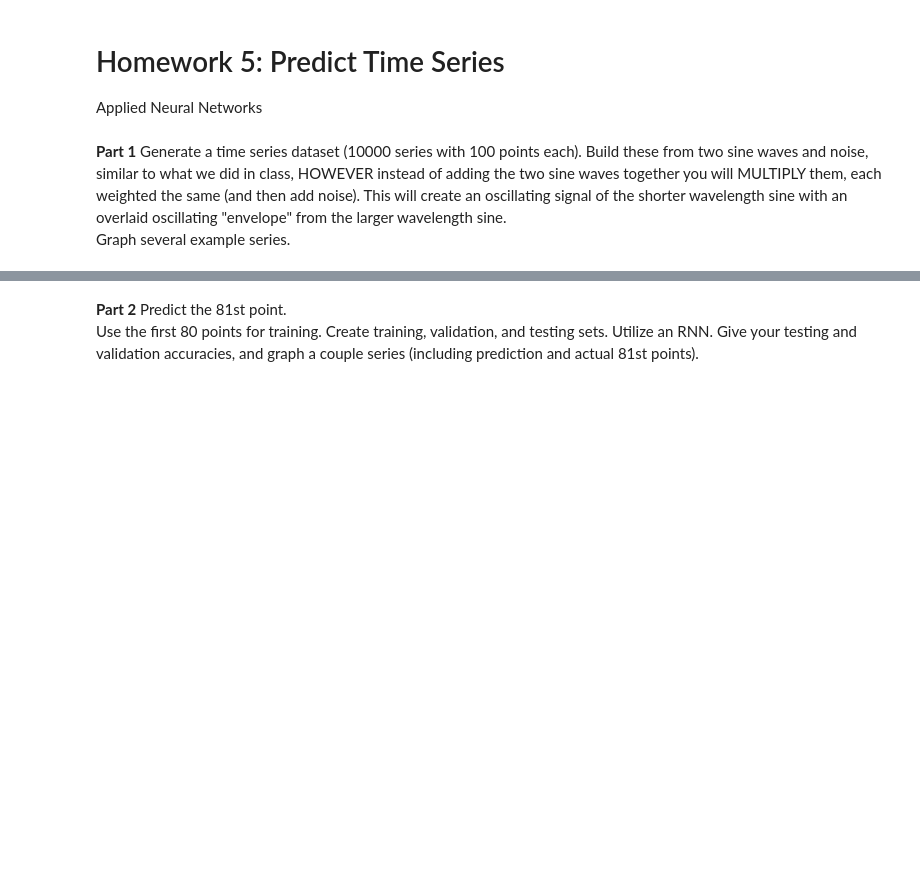
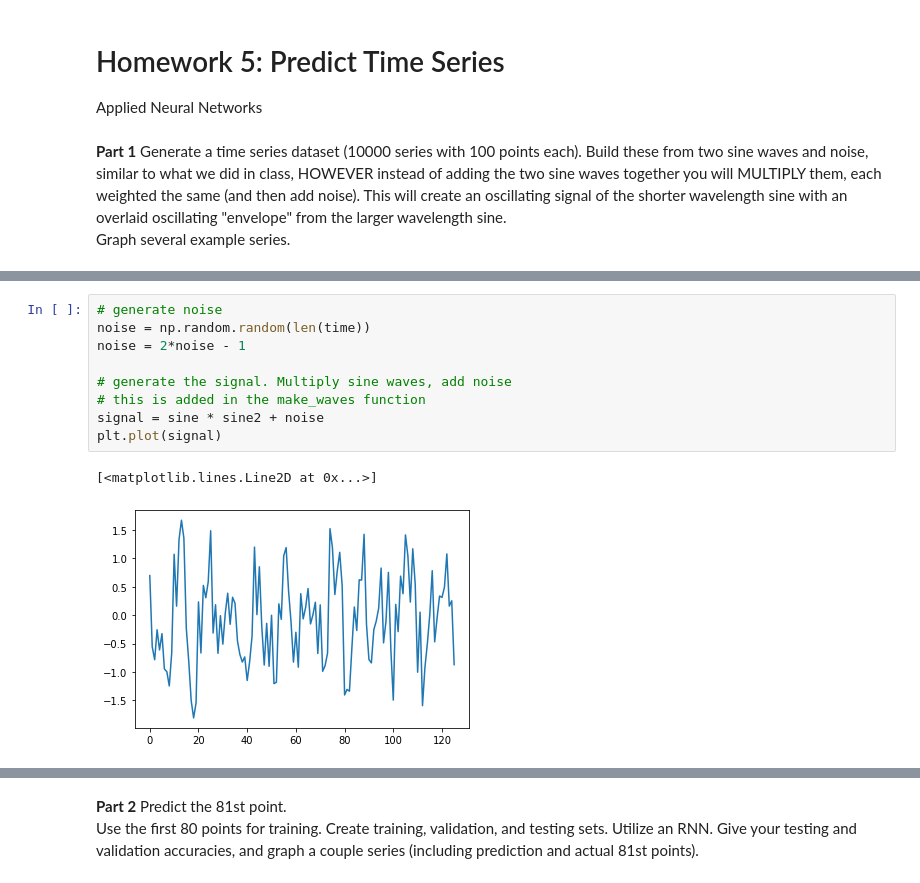
Before and after one commit to NeymanThomas/4499-Assignments, a Jupyter notebook: Homework-5/Homework_5.ipynb, the cells around one changed output, grey strips where cells are left out. Drawn from its saved outputs; the diff is of its cells as text; blank space fills up the shorter version.

```diff
--- a/Homework-5/Homework_5.ipynb
+++ b/Homework-5/Homework_5.ipynb
@@ -7,0 +28,12 @@ Graph several example series.
+# %%
+# generate noise
+noise = np.random.random(len(time))
+noise = 2*noise - 1
+
+# generate the signal. Multiply sine waves, add noise
+# this is added in the make_waves function
+signal = sine * sine2 + noise
+plt.plot(signal)
+# %% [output]
+[<matplotlib.lines.Line2D at 0x...>]
+[figure, added]
```
Also changed, not shown: parts of 42 cells of this notebook, 2 other files.
